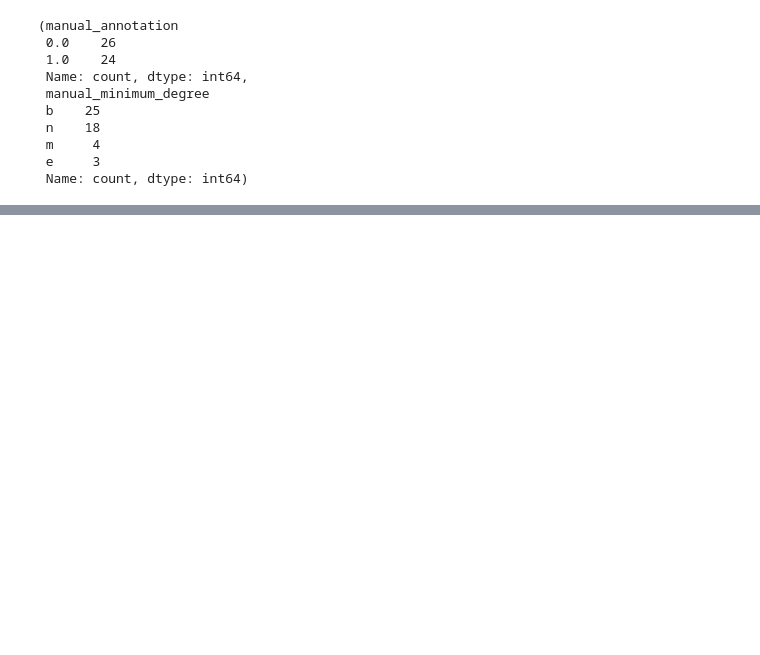
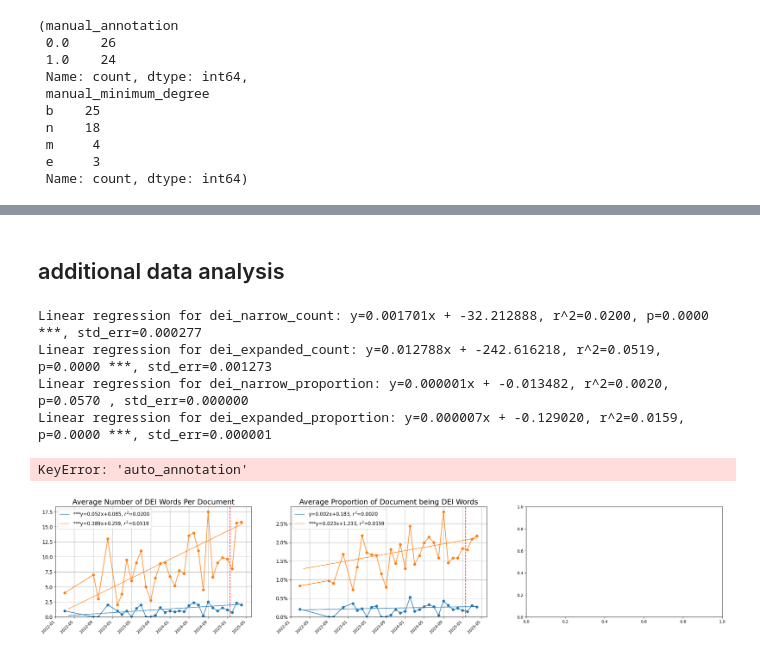
Before and after one commit to evelynyee/jobs_dei, a Jupyter notebook: prelim.ipynb, the cells around one changed output, grey strips where cells are left out. Saved outputs shown, nothing was run; the diff lists cells and outputs as text; code cells hidden in the pictures; blank space fills up the shorter version.

```diff
--- a/prelim.ipynb
+++ b/prelim.ipynb
@@ -384,0 +657,16 @@ merged.to_csv('data/merged.csv', index=False)
+# %% [markdown]
+## additional data analysis
+# %%
+metrics = [
+    ('dei_narrow_count', 'dei_expanded_count'),
+    ('dei_narrow_proportion', 'dei_expanded_proportion'),
+    ('auto_annotation',)
+]
+generate_plots(metrics, merged)
+# %% [output]
+Linear regression for dei_narrow_count: y=0.001701x + -32.212888, r^2=0.0200, p=0.0000 ***, std_err=0.000277
+Linear regression for dei_expanded_count: y=0.012788x + -242.616218, r^2=0.0519, p=0.0000 ***, std_err=0.001273
+Linear regression for dei_narrow_proportion: y=0.000001x + -0.013482, r^2=0.0020, p=0.0570 , std_err=0.000000
+Linear regression for dei_expanded_proportion: y=0.000007x + -0.129020, r^2=0.0159, p=0.0000 ***, std_err=0.000001
+KeyError: 'auto_annotation'
+[figure, added]
```
Also changed, not shown: parts of 27 cells of this notebook, 7 other files.
